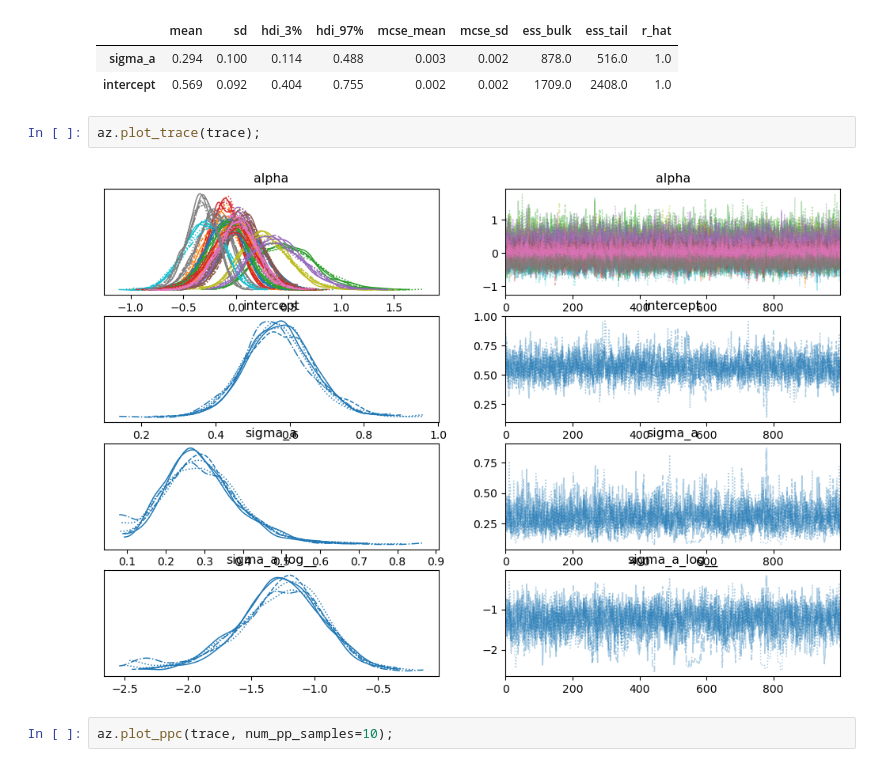
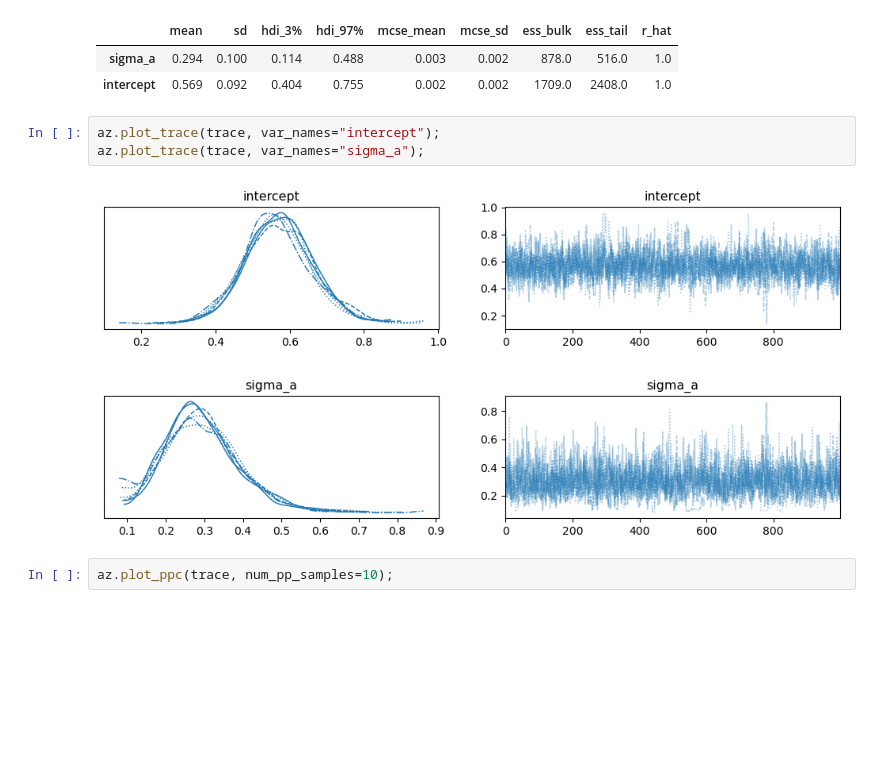
Before and after one commit to HPCurtis/meta_analysis_pymc, a Jupyter notebook: meta_analysis.ipynb, the cells around one changed output. Saved outputs shown, nothing was run; the diff lists cells and outputs as text; blank space fills up the shorter version.

```diff
--- a/meta_analysis.ipynb
+++ b/meta_analysis.ipynb
@@ -80,9 +80,11 @@ az.summary(trace, var_names=["sigma_a", "intercept"])
 | sigma_a | 0.294 | 0.100 | 0.114 | 0.488 | 0.003 | 0.002 | 878.0 | 516.0 | 1.0 |
 | intercept | 0.569 | 0.092 | 0.404 | 0.755 | 0.002 | 0.002 | 1709.0 | 2408.0 | 1.0 |
 # %%
-az.plot_trace(trace);
+az.plot_trace(trace, var_names="intercept");
+az.plot_trace(trace, var_names="sigma_a");
 # %% [output]
-[figure, old version]
+[figure, new version]
+[figure, added]
 # %%
 az.plot_ppc(trace, num_pp_samples=10);
 # %% [output]
```
Also changed, not shown: parts of 3 cells of this notebook.
